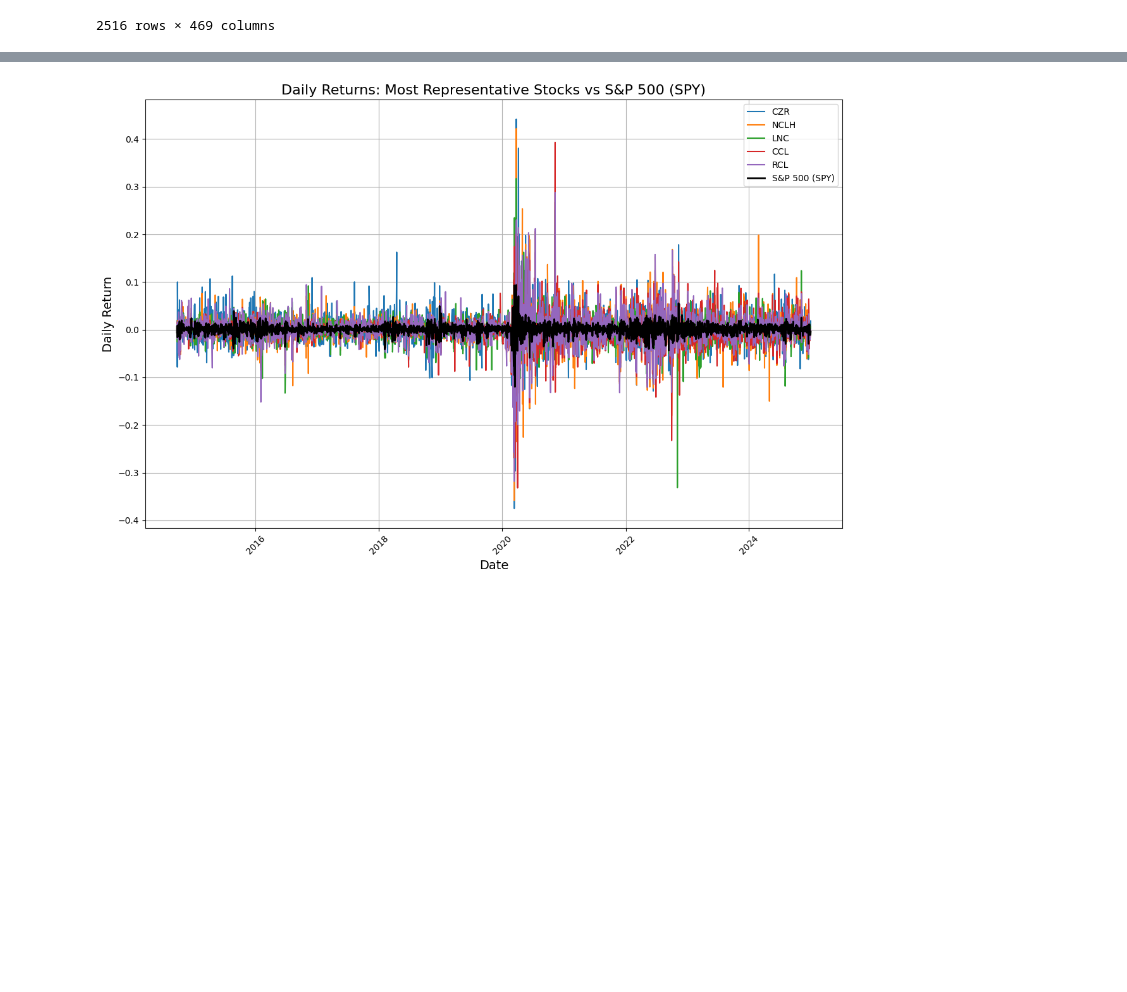
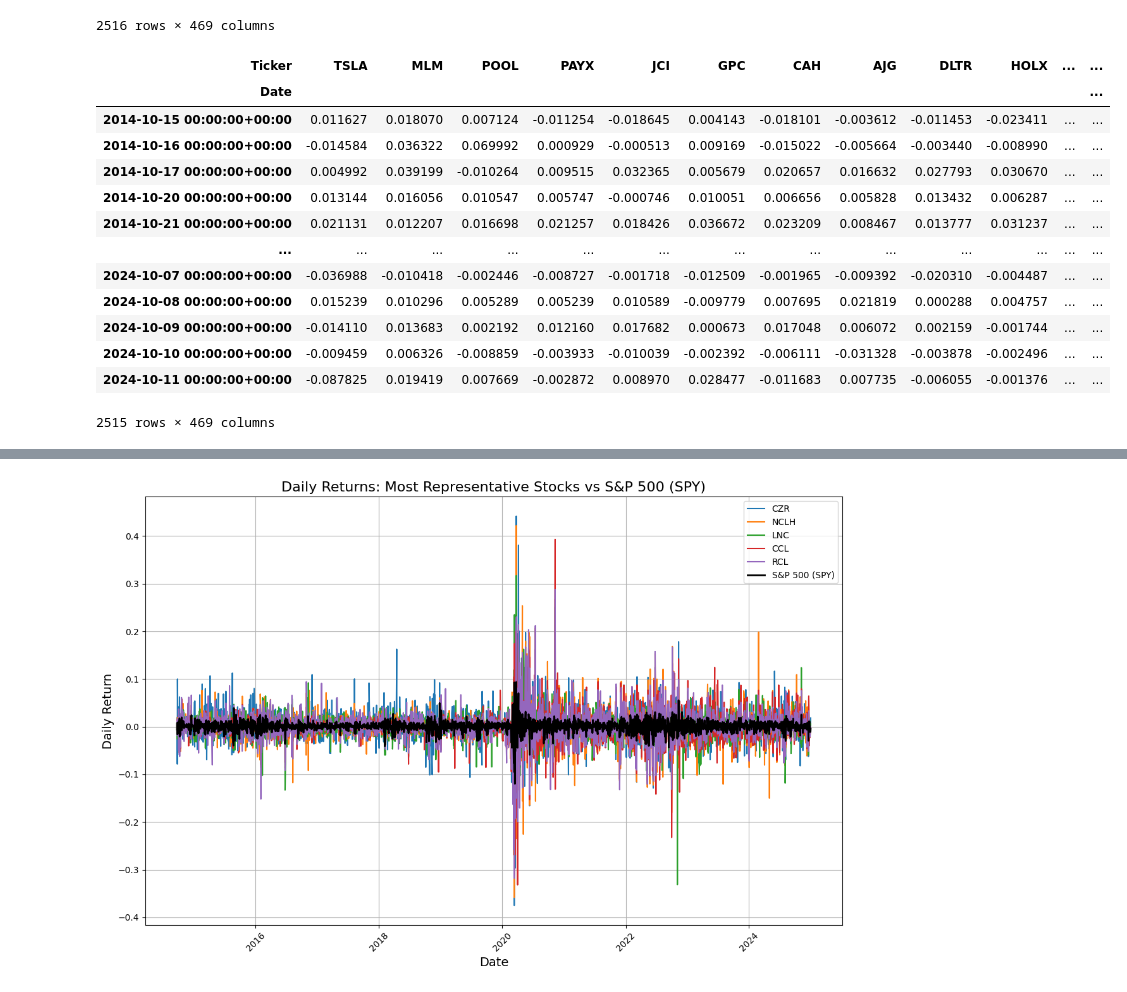
Before and after one commit to blackswan-quants/dtwclustering_sp500, a Jupyter notebook: clustering notebook.ipynb, the cells around one changed output, grey strips where cells are left out. Drawn from its saved outputs; the diff is of its cells as text; code cells hidden in the pictures; blank space fills up the shorter version.

```diff
--- a/clustering notebook.ipynb
+++ b/clustering notebook.ipynb
@@ -47,6 +47,25 @@ df
 | 2024-10-10 00:00:00+00:00 | 238.770004 | 534.520020 | 362.500000 | 138.371338 | 76.919998 | 133.440002 | 113.839996 | 285.700012 | 69.360001 | 79.919998 | ... | ... |
 | 2024-10-11 00:00:00+00:00 | 217.800003 | 544.900024 | 365.279999 | 137.973984 | 77.610001 | 137.240005 | 112.510002 | 287.910004 | 68.940002 | 79.809998 | ... | ... |
 2516 rows × 469 columns
+# %%
+returns = df.pct_change().dropna()
+
+returns
+# %% [output]
+| Ticker | TSLA | MLM | POOL | PAYX | JCI | GPC | CAH | AJG | DLTR | HOLX | ... | ... |
+| Date |  |  |  |  |  |  |  |  |  |  |  | ... |
+| 2014-10-15 00:00:00+00:00 | 0.011627 | 0.018070 | 0.007124 | -0.011254 | -0.018645 | 0.004143 | -0.018101 | -0.003612 | -0.011453 | -0.023411 | ... | ... |
+| 2014-10-16 00:00:00+00:00 | -0.014584 | 0.036322 | 0.069992 | 0.000929 | -0.000513 | 0.009169 | -0.015022 | -0.005664 | -0.003440 | -0.008990 | ... | ... |
+| 2014-10-17 00:00:00+00:00 | 0.004992 | 0.039199 | -0.010264 | 0.009515 | 0.032365 | 0.005679 | 0.020657 | 0.016632 | 0.027793 | 0.030670 | ... | ... |
+| 2014-10-20 00:00:00+00:00 | 0.013144 | 0.016056 | 0.010547 | 0.005747 | -0.000746 | 0.010051 | 0.006656 | 0.005828 | 0.013432 | 0.006287 | ... | ... |
+| 2014-10-21 00:00:00+00:00 | 0.021131 | 0.012207 | 0.016698 | 0.021257 | 0.018426 | 0.036672 | 0.023209 | 0.008467 | 0.013777 | 0.031237 | ... | ... |
+| ... | ... | ... | ... | ... | ... | ... | ... | ... | ... | ... | ... | ... |
+| 2024-10-07 00:00:00+00:00 | -0.036988 | -0.010418 | -0.002446 | -0.008727 | -0.001718 | -0.012509 | -0.001965 | -0.009392 | -0.020310 | -0.004487 | ... | ... |
+| 2024-10-08 00:00:00+00:00 | 0.015239 | 0.010296 | 0.005289 | 0.005239 | 0.010589 | -0.009779 | 0.007695 | 0.021819 | 0.000288 | 0.004757 | ... | ... |
+| 2024-10-09 00:00:00+00:00 | -0.014110 | 0.013683 | 0.002192 | 0.012160 | 0.017682 | 0.000673 | 0.017048 | 0.006072 | 0.002159 | -0.001744 | ... | ... |
+| 2024-10-10 00:00:00+00:00 | -0.009459 | 0.006326 | -0.008859 | -0.003933 | -0.010039 | -0.002392 | -0.006111 | -0.031328 | -0.003878 | -0.002496 | ... | ... |
+| 2024-10-11 00:00:00+00:00 | -0.087825 | 0.019419 | 0.007669 | -0.002872 | 0.008970 | 0.028477 | -0.011683 | 0.007735 | -0.006055 | -0.001376 | ... | ... |
+2515 rows × 469 columns
 # %%
 import pandas as pd
 import matplotlib.pyplot as plt
```
Also changed, not shown: parts of 14 cells of this notebook.
